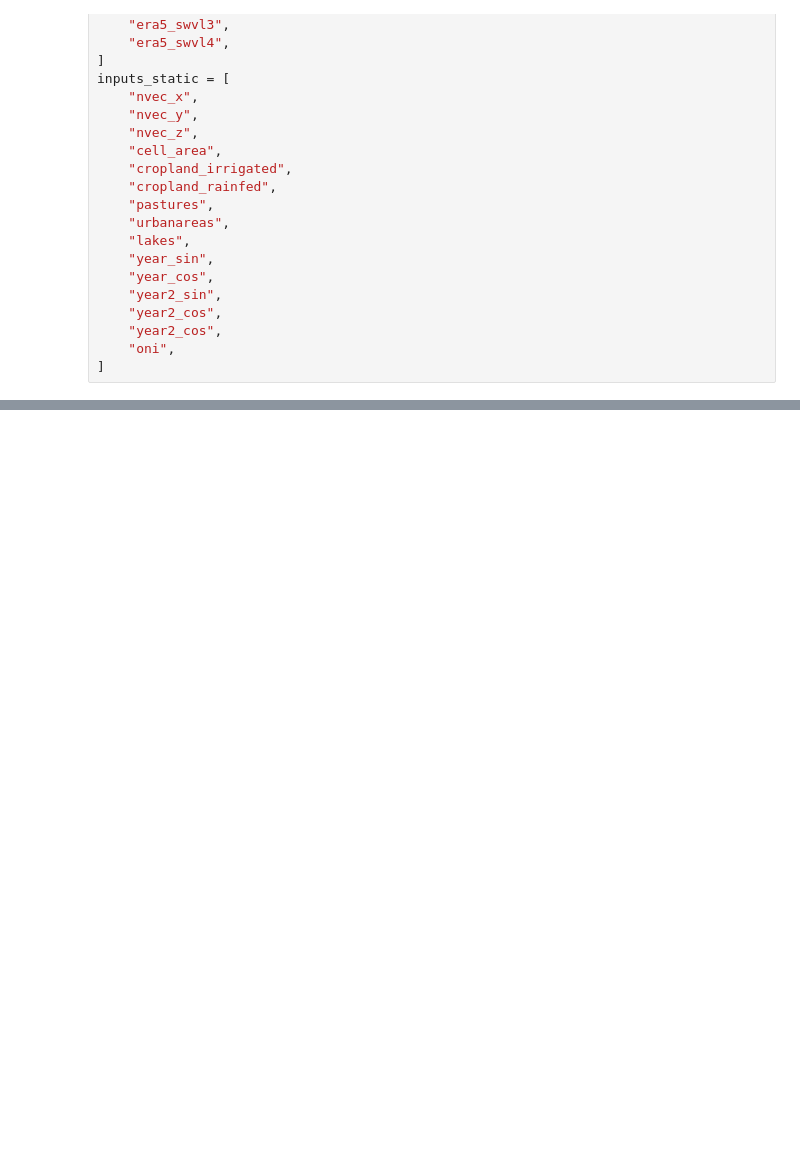
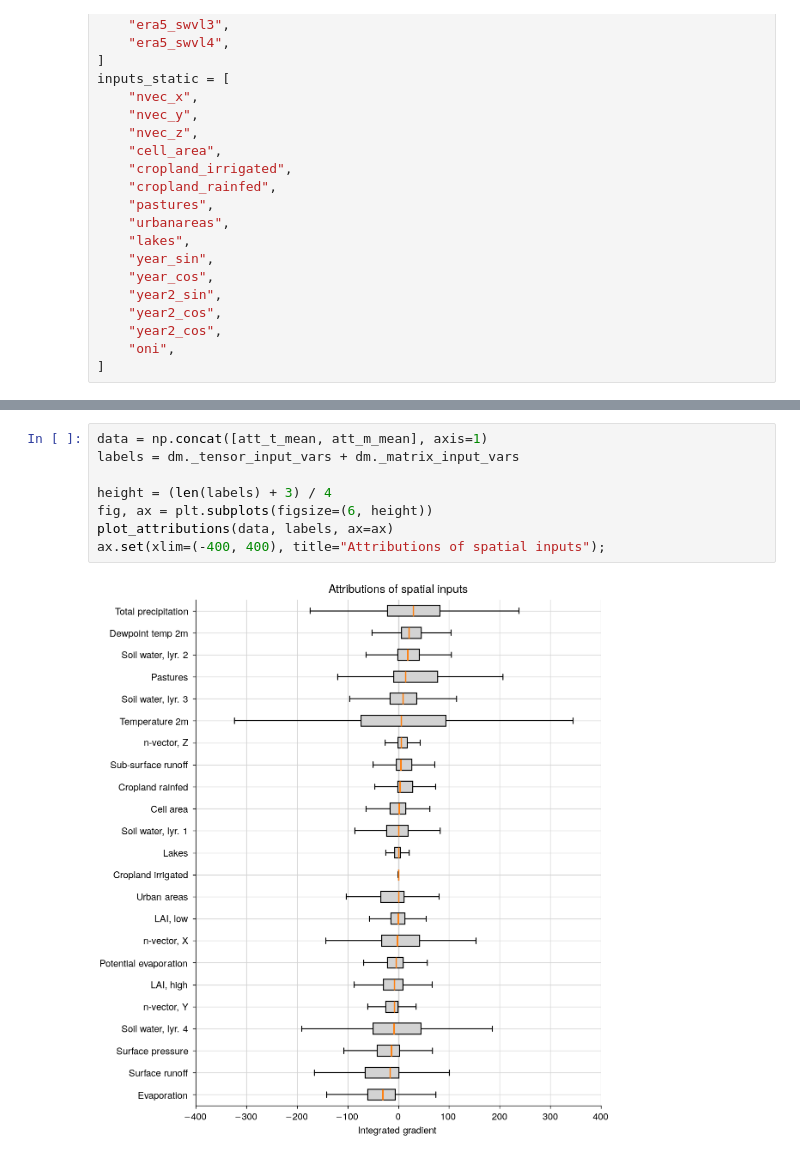
Before and after one commit to lqgentner/deeprec, a Jupyter notebook: notebooks/31-additional-analysis/feature-importance.ipynb, the cells around one changed output, grey strips where cells are left out. Drawn from its saved outputs; the diff is of its cells as text; blank space fills up the shorter version.

```diff
--- a/notebooks/31-additional-analysis/feature-importance.ipynb
+++ b/notebooks/31-additional-analysis/feature-importance.ipynb
@@ -279,0 +388,10 @@ oni                 : -0.7284
+# %%
+data = np.concat([att_t_mean, att_m_mean], axis=1)
+labels = dm._tensor_input_vars + dm._matrix_input_vars
+
+height = (len(labels) + 3) / 4
+fig, ax = plt.subplots(figsize=(6, height))
+plot_attributions(data, labels, ax=ax)
+ax.set(xlim=(-400, 400), title="Attributions of spatial inputs");
+# %% [output]
+[figure, added]
```
Also changed, not shown: parts of 44 cells of this notebook.
